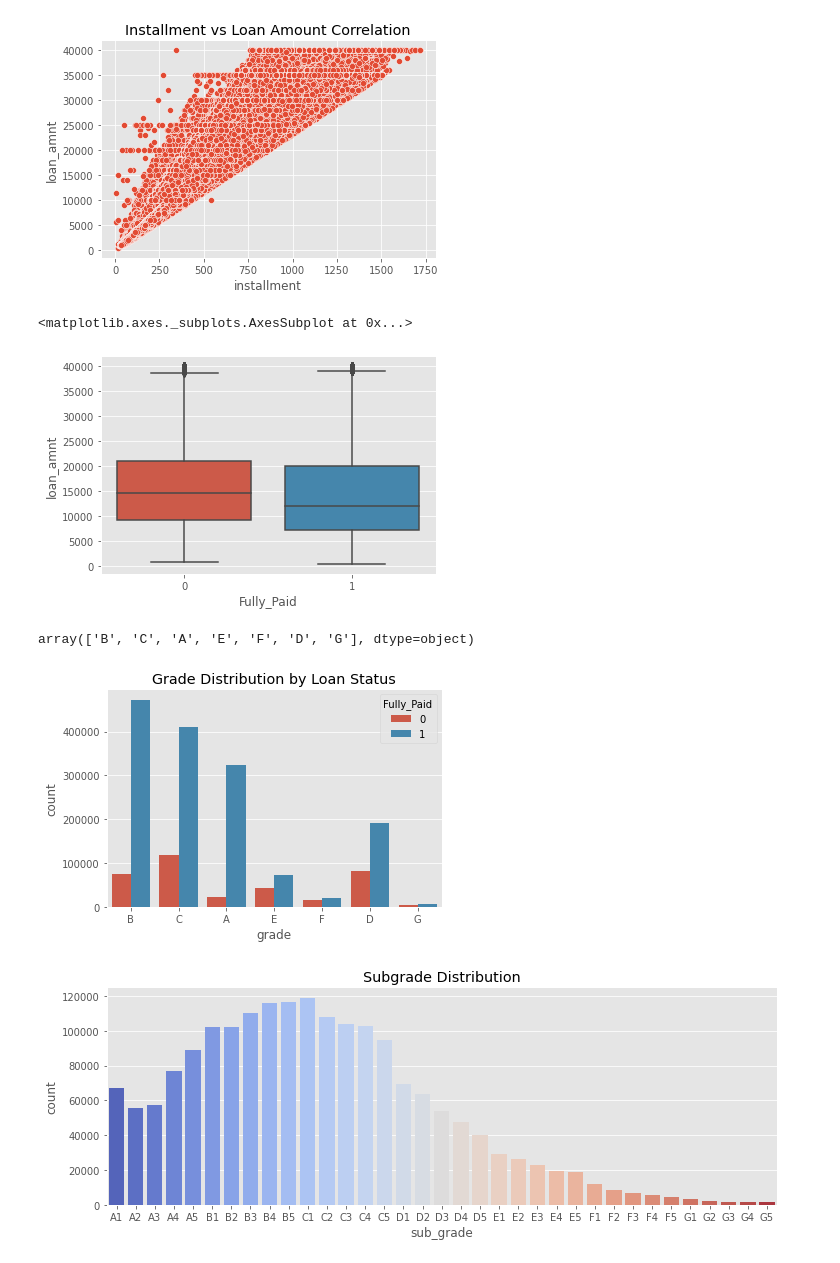
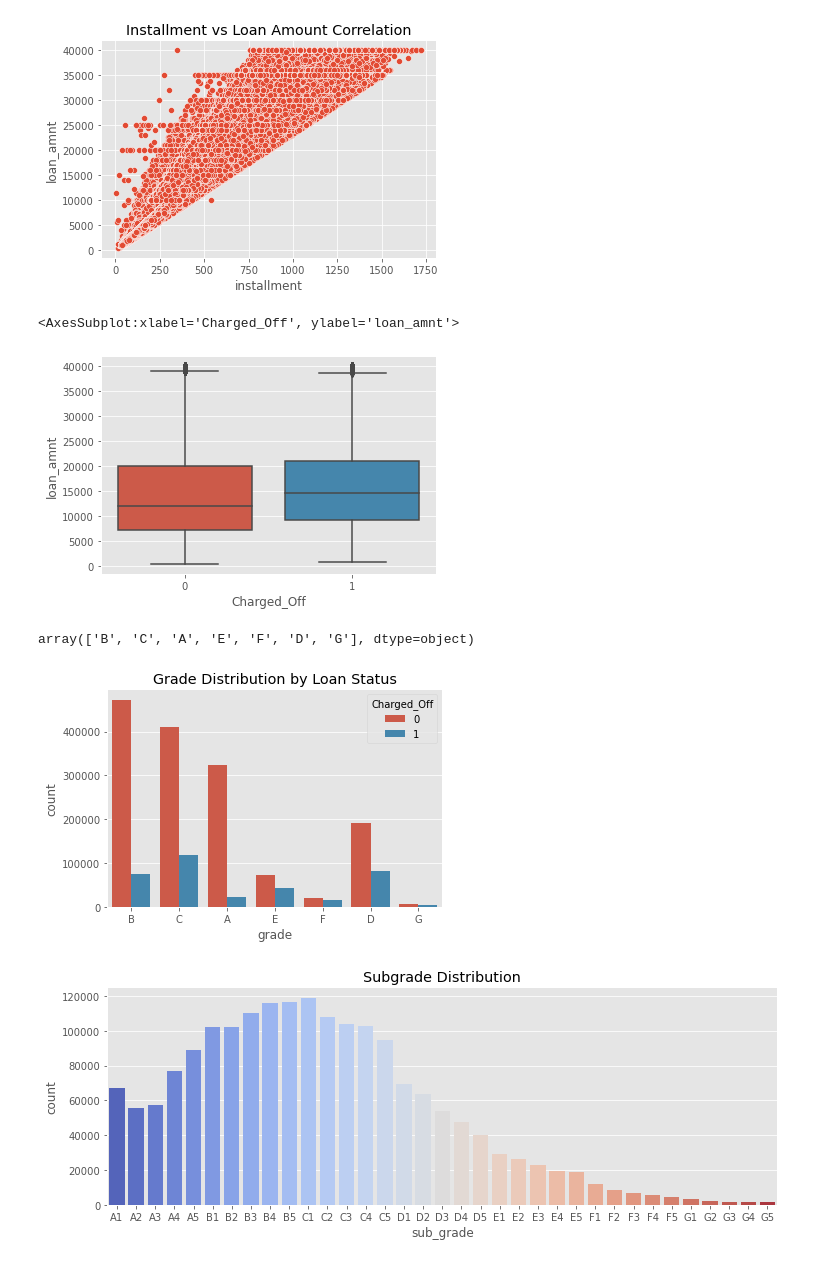
Before and after one commit to smeteo/Lending_Club_Credit_Risk_Analysis, a Jupyter notebook: Lending_Club_v05.ipynb, the cells around one changed output. Drawn from its saved outputs; the diff is of its cells as text; code cells hidden in the pictures.

```diff
--- a/Lending_Club_v05.ipynb
+++ b/Lending_Club_v05.ipynb
@@ -328,3 +359,3 @@ plt.show()
 # %%
-df['Fully_Paid'] = df['loan_status'].map({'Fully Paid':1,'Charged Off':0})
+df['Charged_Off'] = df['loan_status'].map({'Fully Paid':0,'Charged Off':1})
 df.drop('loan_status', axis=1, inplace=True)
@@ -362,19 +395,19 @@ df.drop(['installment',
          'pub_rec',
          ],axis=1, inplace=True)
 # %%
-sns.boxplot(x='Fully_Paid',y='loan_amnt',data=df)
+sns.boxplot(x='Charged_Off',y='loan_amnt',data=df)
 # %% [output]
-<matplotlib.axes._subplots.AxesSubplot at 0x...>
+<AxesSubplot:xlabel='Charged_Off', ylabel='loan_amnt'>
-[figure, old version]
+[figure, new version]
 # %%
 df['grade'].unique()
 # %% [output]
 array(['B', 'C', 'A', 'E', 'F', 'D', 'G'], dtype=object)
 # %%
-sns.countplot(x='grade',data=df,hue='Fully_Paid')
+sns.countplot(x='grade',data=df,hue='Charged_Off')
 plt.title('Grade Distribution by Loan Status');
 # %% [output]
-[figure, old version]
+[figure, new version]
 # %%
 plt.figure(figsize=(12,4))
 subgrade_order = sorted(df['sub_grade'].unique())
```
Also changed, not shown: parts of 18 cells of this notebook.
